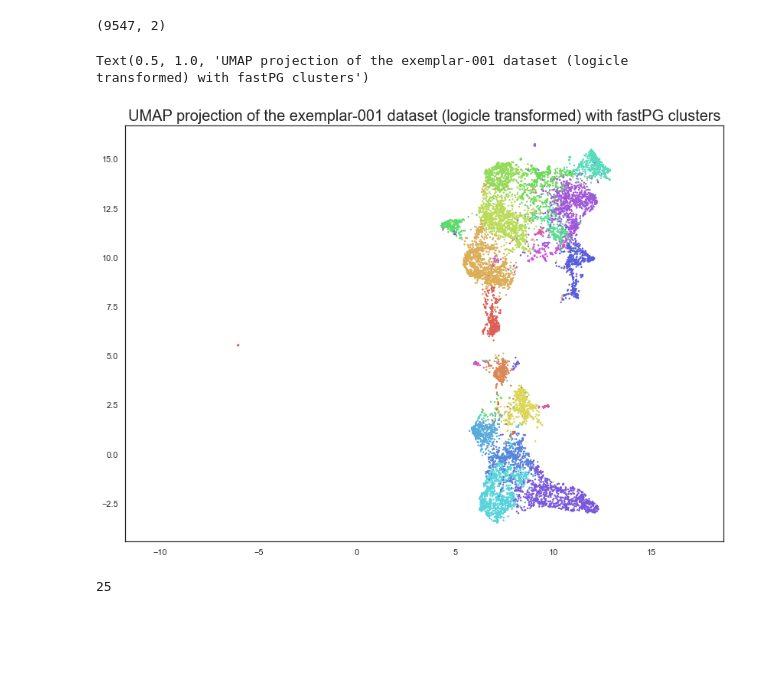
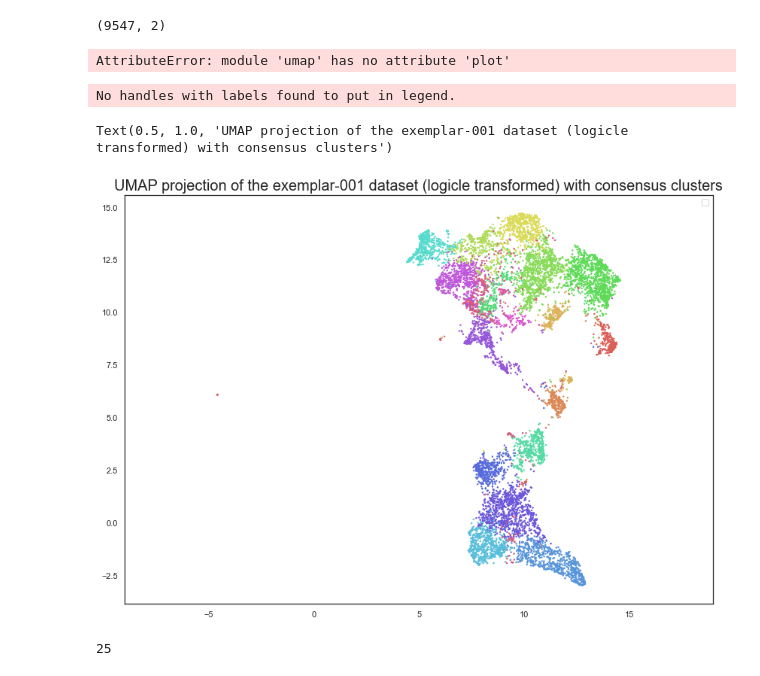
Before and after one commit to MattHodgman/umap, a Jupyter notebook: umap.ipynb, the cells around one changed output. Cells and saved outputs as stored; diff of their text form; code cells hidden in the pictures; blank space fills up the shorter version.

Commit message:
consensus

```diff
--- a/umap.ipynb
+++ b/umap.ipynb
@@ -39,13 +49,19 @@ ValueError: Input contains NaN, infinity or a value too large for dtype('float32
 # %%
 # special for exemplar-002 data
 dataset = 'exemplar-001'
-cells = pd.read_csv(f'~/Harvard/mcmicro/unmicst-exemplar-001-clean.fcs.logicle', index_col='CellID')
+cells = pd.read_csv(f'~/Harvard/mcmicro/unmicst-exemplar-001-clean-logicle.csv', index_col='CellID')
+consensus = pd.read_csv('~/Harvard/sms/ICCM/unmicst-exemplar-001-cells-consensus.csv', index_col='CellID')
+# cells = cells.loc[consensus.index]
 reducer = umap.UMAP() # create UMAP object
 data = cells[list(cells.columns)].values # get data we want to use
 embedding = reducer.fit_transform(data) # train the reducer, letting it learn about the manifold
 embedding.shape
 # %% [output]
 (9547, 2)
+# %%
+umap.plot.points(embedding)
+# %% [output]
+AttributeError: module 'umap' has no attribute 'plot'
 # %%
 # load in cluster assignment info
 CELLID = 'CellID'
@@ -56,15 +72,17 @@ flowSOM = pd.read_csv(f'~/Harvard/mcmicro/{dataset}/cell-states/flowsom/unmicst-
 # %%
 # plot UMAP
 plt.scatter(
     embedding[:, 0],
     embedding[:, 1],
     s=2,
-    c=[sns.color_palette('hls', scanpy[CLUSTER].nunique() + 1)[x] for x in scanpy[CLUSTER]])
+    c=[sns.color_palette('hls', consensus[CLUSTER].nunique())[x] for x in consensus[CLUSTER]])
 plt.gca().set_aspect('equal', 'datalim')
-plt.title(f'UMAP projection of the {dataset} dataset (logicle transformed) with scanpy clusters', fontsize=20)
+plt.legend()
+plt.title(f'UMAP projection of the {dataset} dataset (logicle transformed) with consensus clusters', fontsize=20)
 # %% [output]
-Text(0.5, 1.0, 'UMAP projection of the exemplar-001 dataset (logicle transformed) with fastPG clusters')
+No handles with labels found to put in legend.
+Text(0.5, 1.0, 'UMAP projection of the exemplar-001 dataset (logicle transformed) with consensus clusters')
-[figure, old version]
+[figure, new version]
 # %%
 flowSOM[CLUSTER].nunique()
 # %% [output]
```
Also changed, not shown: parts of 1 cell of this notebook.
